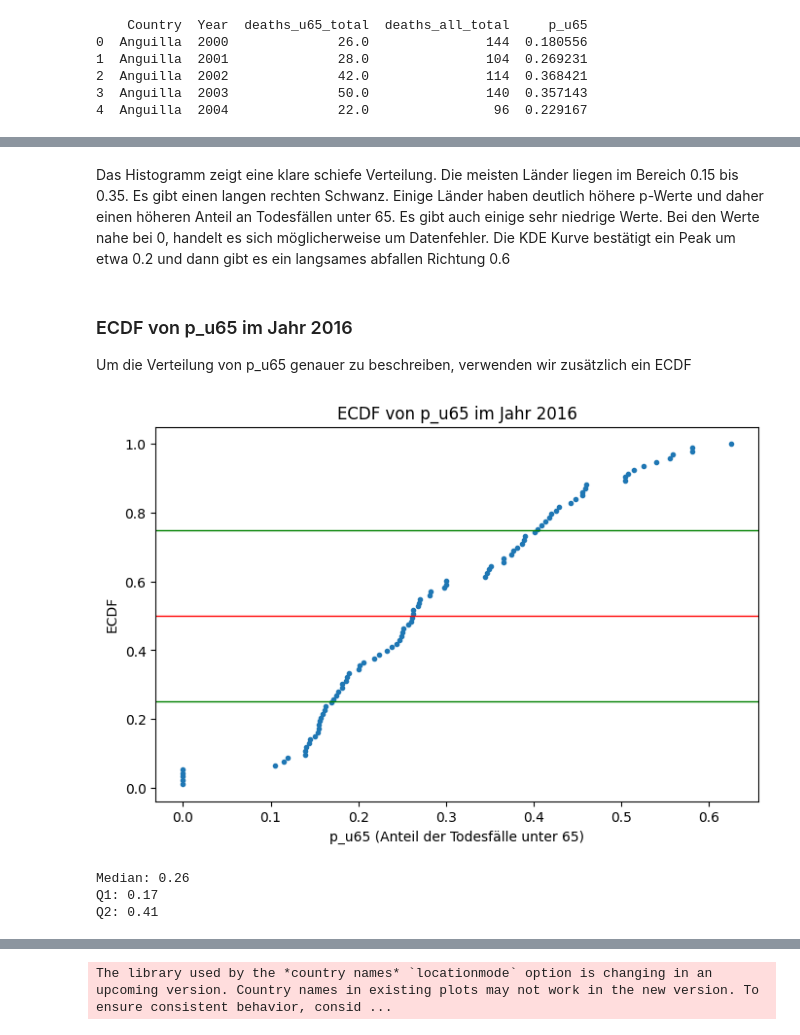
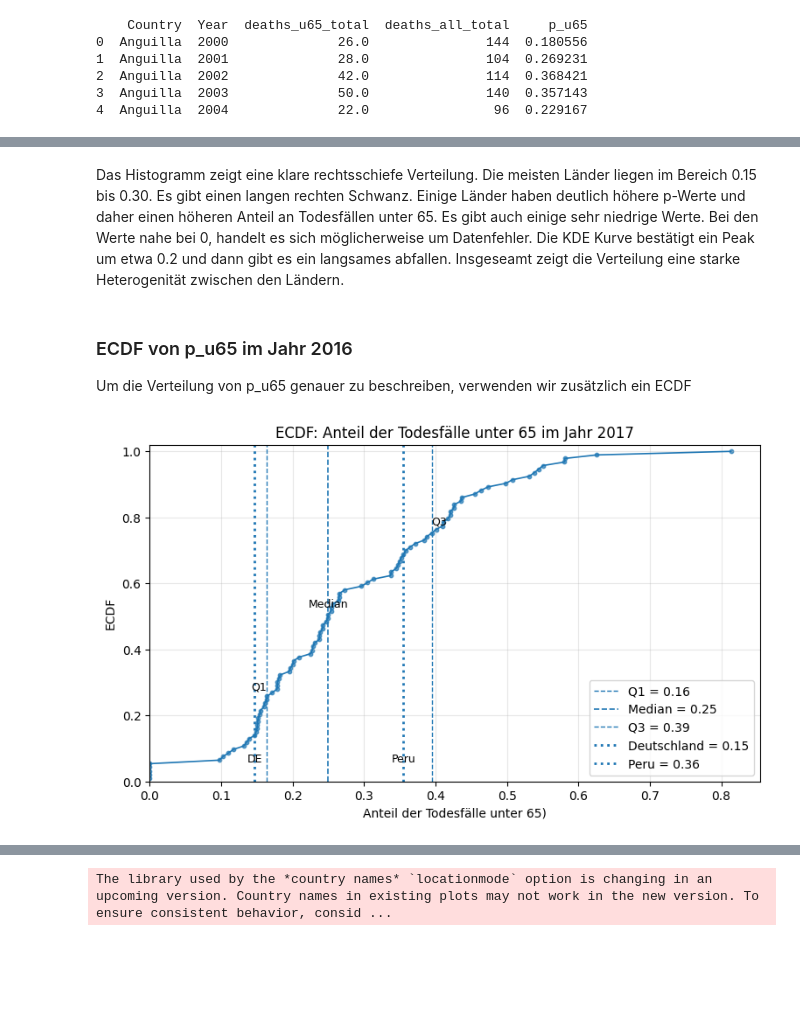
Before and after one commit to ihringerlinus/WHO_Mortality_Database, a Jupyter notebook: Premature_Mortality.ipynb, the cells around one changed output, grey strips where cells are left out. Cells and saved outputs as stored; diff of their text form; code cells hidden in the pictures; blank space fills up the shorter version.

```diff
--- a/Premature_Mortality.ipynb
+++ b/Premature_Mortality.ipynb
@@ -46,11 +50,11 @@ Wir wollen dabei erkennen, wie die Verteilung ist, ob es Ausreisser gibt und in
 # %%
-df_2016 = grouped[grouped["Year"] == 2016].dropna(subset=["p_u65"])
+df_2017 = grouped[grouped["Year"] == 2017].dropna(subset=["p_u65"])
 
 plt.figure(figsize=(10, 5))
-sns.histplot(df_2016["p_u65"], bins=20, kde=True, color="steelblue")
+sns.histplot(df_2017["p_u65"], bins=20, kde=True, color="steelblue")
 
-plt.title("Histogramm + KDE von p_u65 im Jahr 2016")
-plt.xlabel("p_u65 (Anteil der Todesfälle unter 65)")
+plt.title("Histogramm + KDE: Anteil der Todesfälle unter 65 im Jahr 2017")
+plt.xlabel("Anteil der Todesfälle unter 65")
 plt.ylabel("Häufigkeit")
 plt.show()
 # %% [output]
@@ -58,35 +62,60 @@ plt.show()
 # %% [markdown]
-Das Histogramm zeigt eine klare schiefe Verteilung. Die meisten Länder liegen im Bereich 0.15 bis 0.35. Es gibt einen langen rechten Schwanz. Einige Länder haben deutlich höhere p-Werte und daher einen höheren Anteil an Todesfällen unter 65. Es gibt auch einige sehr niedrige Werte. Bei den Werte nahe bei 0, handelt es sich möglicherweise um Datenfehler.
-Die KDE Kurve bestätigt ein Peak um etwa 0.2 und dann gibt es ein langsames abfallen Richtung 0.6
+Das Histogramm zeigt eine klare rechtsschiefe Verteilung. Die meisten Länder liegen im Bereich 0.15 bis 0.30. Es gibt einen langen rechten Schwanz. Einige Länder haben deutlich höhere p-Werte und daher einen höheren Anteil an Todesfällen unter 65. Es gibt auch einige sehr niedrige Werte. Bei den Werte nahe bei 0, handelt es sich möglicherweise um Datenfehler.
+Die KDE Kurve bestätigt ein Peak um etwa 0.2 und dann gibt es ein langsames abfallen.
+Insgeseamt zeigt die Verteilung eine starke Heterogenität zwischen den Ländern.
 # %% [markdown]
 ### ECDF von p_u65 im Jahr 2016
 Um die Verteilung von p_u65 genauer zu beschreiben, verwenden wir zusätzlich ein ECDF
 # %%
-x = np.sort(df_2016["p_u65"])
-y = np.arange(1, len(x)+1) / len(x)
+#Werte sortieren
+x = np.sort(df_2017["p_u65"].dropna())
+#ECDF Werte berechnen
+y = np.arange(1, len(x) + 1) / len(x)
 
-plt.figure(figsize=(8,5))
-plt.plot(x, y, marker=".", linestyle="none")
+# Quantile berechnen
+q1_2017 = np.percentile(x, 25)
+median_2017 = np.percentile(x, 50)
+q3_2017 = np.percentile(x, 75)
 
-plt.xlabel("p_u65 (Anteil der Todesfälle unter 65)")
+plt.figure(figsize=(9, 5))
+
+# ECDF-Linie + Punkte
+plt.plot(x, y, linestyle="-", linewidth=1.2, color="#1f77b4")
+plt.scatter(x, y, s=10, color="#1f77b4", alpha=0.7)
+
+#Linien bei den Quantilen
+plt.axvline(q1_2017, linestyle="--", linewidth=1, label=f"Q1 = {q1_2017:.2f}")
+plt.axvline(median_2017, linestyle="--", linewidth=1.2, label=f"Median = {median_2017:.2f}")
+plt.axvline(q3_2017, linestyle="--", linewidth=1, label=f"Q3 = {q3_2017:.2f}")
+
+#Quartile beschriften
+plt.text(q1_2017, 0.27, "Q1", ha="right", va="bottom", fontsize=9)
+plt.text(median_2017, 0.52, "Median", ha="center", va="bottom", fontsize=9)
+plt.text(q3_2017, 0.77, "Q3", ha="left", va="bottom", fontsize=9)
+
+#Achsenbeschriftungen und Titel
+plt.xlabel("Anteil der Todesfälle unter 65)")
 plt.ylabel("ECDF")
-plt.title("ECDF von p_u65 im Jahr 2016")
+plt.title("ECDF: Anteil der Todesfälle unter 65 im Jahr 2017")
 
-plt.axhline(0.5, color="red", linewidth=1)
-plt.axhline(0.25, color="green", linewidth=1)
-plt.axhline(0.75, color="green",linewidth=1)
+#Werte für Deutschland und Peru holen, um diese im Diagramm zu markieren
+p_de = df_2017.loc[df_2017["Country"] == "Germany", "p_u65"].values[0]
+p_pe = df_2017.loc[df_2017["Country"] == "Peru", "p_u65"].values[0]
+
+#als vertikale Linien einzeichnen
+plt.axvline(p_de, linestyle=":", linewidth=2, label=f"Deutschland = {p_de:.2f}")
+plt.axvline(p_pe, linestyle=":", linewidth=2, label=f"Peru = {p_pe:.2f}")
+
+# Text direkt ins Diagramm
+plt.text(p_de, 0.05, "DE", ha="center", va="bottom", fontsize=9)
+plt.text(p_pe, 0.05, "Peru", ha="center", va="bottom", fontsize=9)
+
+#Layout
+plt.xlim(0, x.max() * 1.05)
+plt.ylim(0, 1.02)
+plt.grid(alpha=0.3)
+plt.legend(loc="lower right")
 plt.show()
-
-median_2016 = np.median(x)
-q1_2016 = np.percentile(x, 25)
-q3_2016 = np.percentile(x, 75)
-
-print(f"Median: {median_2016:.2f}")
-print(f"Q1: {q1_2016:.2f}")
-print(f"Q2: {q3_2016:.2f}")
 # %% [output]
-[figure, old version]
+[figure, new version]
-Median: 0.26
-Q1: 0.17
-Q2: 0.41
 # %% [markdown]
```
Also changed, not shown: parts of 57 cells of this notebook, 1 other file.
